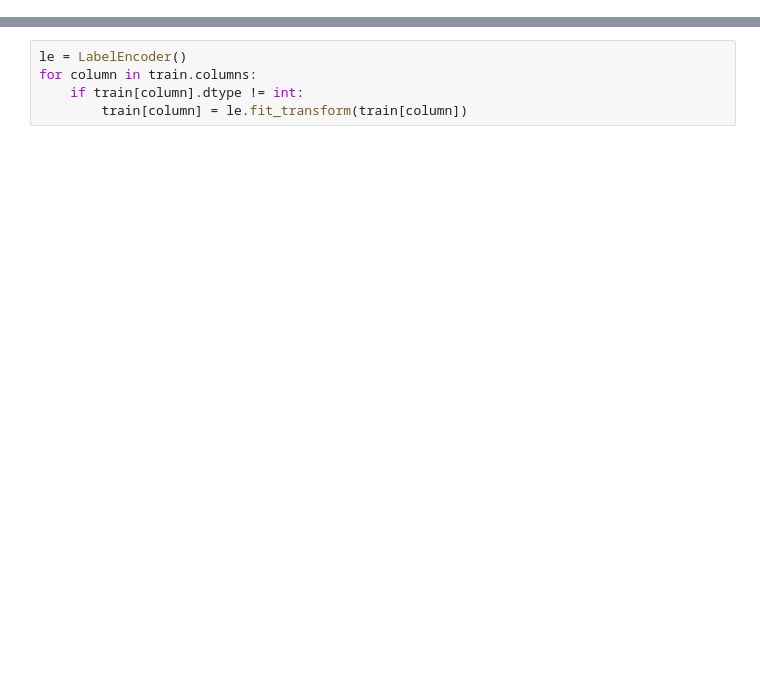
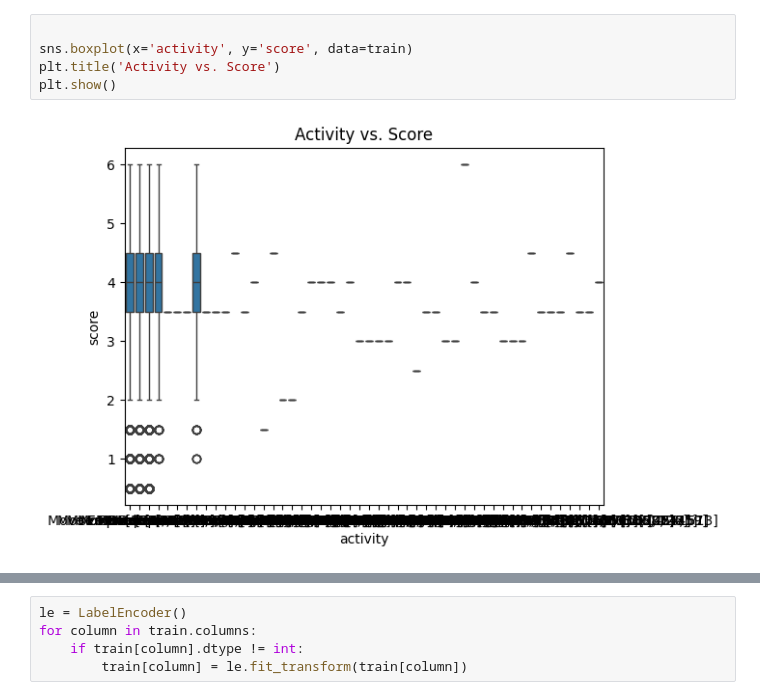
Before and after one commit to luca-miniati/kaggle, a Jupyter notebook: writing/eda.ipynb, the cells around one changed output, grey strips where cells are left out. Saved outputs shown, nothing was run; the diff lists cells and outputs as text; blank space fills up the shorter version.

```diff
--- a/writing/eda.ipynb
+++ b/writing/eda.ipynb
@@ -17,0 +47,7 @@ train.head()
+# %%
+
+sns.boxplot(x='activity', y='score', data=train)
+plt.title('Activity vs. Score')
+plt.show()
+# %% [output]
+[figure, added]
```
Also changed, not shown: parts of 18 cells of this notebook, 1 other file.
